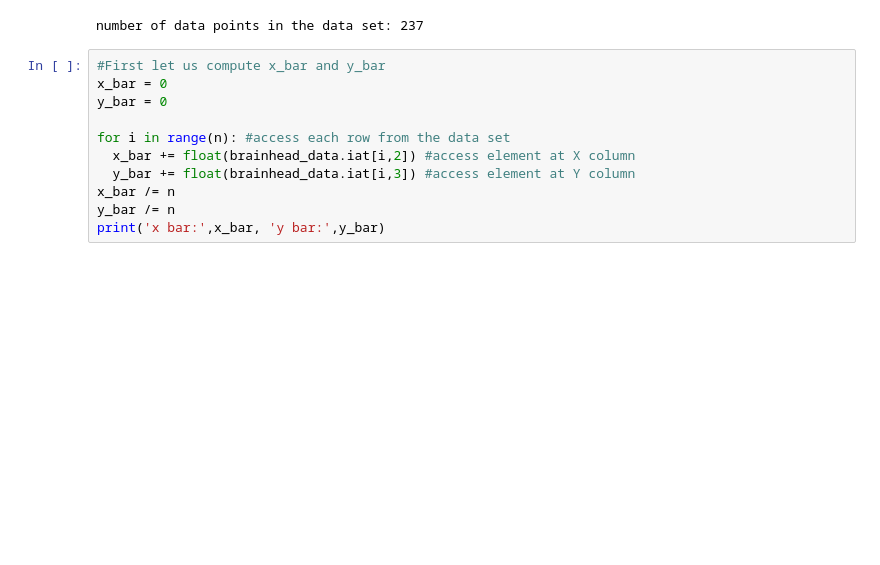
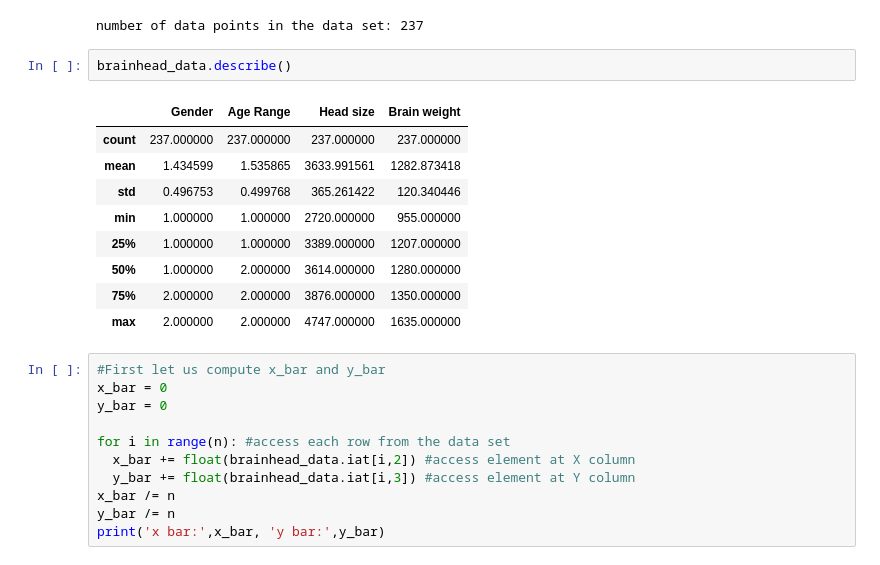
Before and after one commit to arvind-maurya/MachineLearning, a Jupyter notebook: Linear-Regression/CEP_Linear_Regression_brainhead.ipynb, the cells around one changed output. Drawn from its saved outputs; the diff is of its cells as text; blank space fills up the shorter version.

```diff
--- a/Linear-Regression/CEP_Linear_Regression_brainhead.ipynb
+++ b/Linear-Regression/CEP_Linear_Regression_brainhead.ipynb
@@ -120,6 +120,18 @@ n = len(brainhead_data.index) #number of data points in the data set
 print('number of data points in the data set:',n)
 # %% [output]
 number of data points in the data set: 237
+# %%
+brainhead_data.describe()
+# %% [output]
+|  | Gender | Age Range | Head size | Brain weight |
+| count | 237.000000 | 237.000000 | 237.000000 | 237.000000 |
+| mean | 1.434599 | 1.535865 | 3633.991561 | 1282.873418 |
+| std | 0.496753 | 0.499768 | 365.261422 | 120.340446 |
+| min | 1.000000 | 1.000000 | 2720.000000 | 955.000000 |
+| 25% | 1.000000 | 1.000000 | 3389.000000 | 1207.000000 |
+| 50% | 1.000000 | 2.000000 | 3614.000000 | 1280.000000 |
+| 75% | 2.000000 | 2.000000 | 3876.000000 | 1350.000000 |
+| max | 2.000000 | 2.000000 | 4747.000000 | 1635.000000 |
 # %%
 #First let us compute x_bar and y_bar
 x_bar = 0
```
Also changed, not shown: parts of 1 cell of this notebook.
